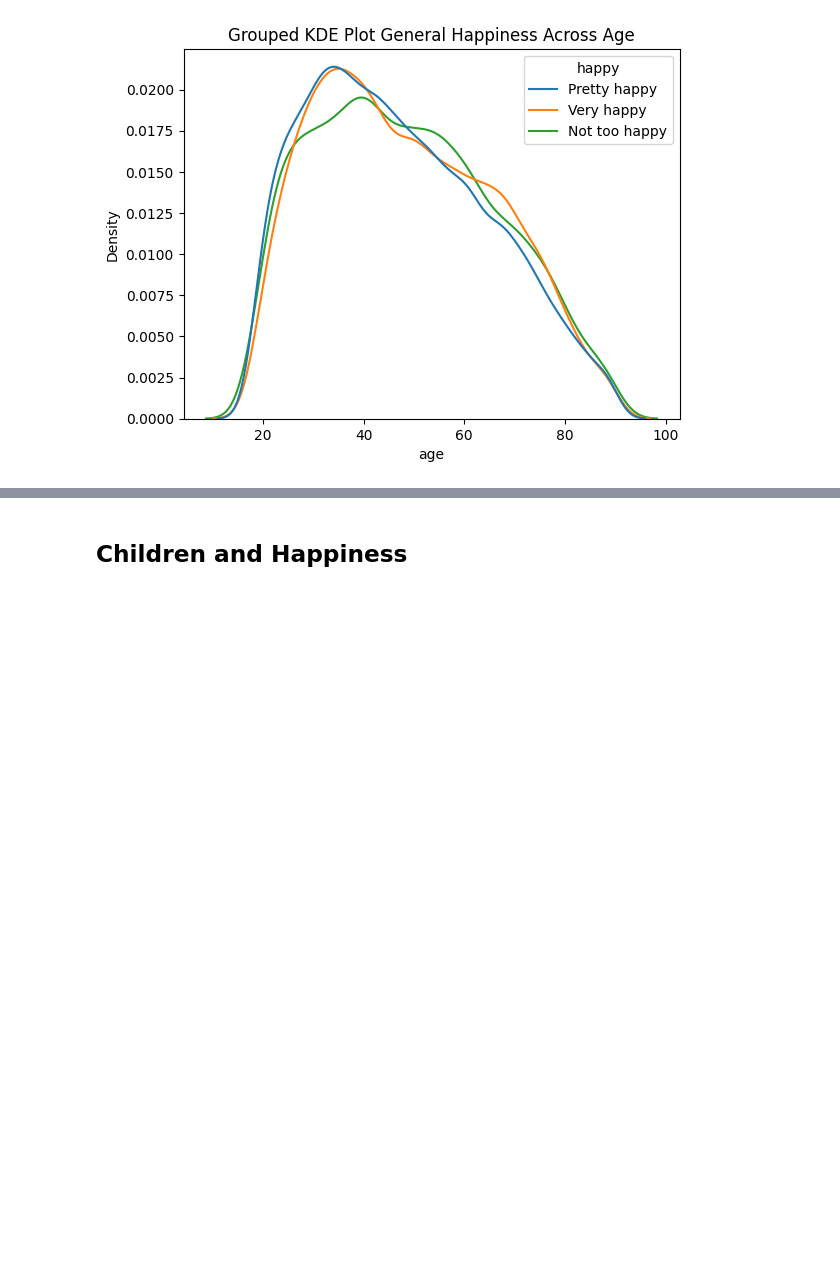
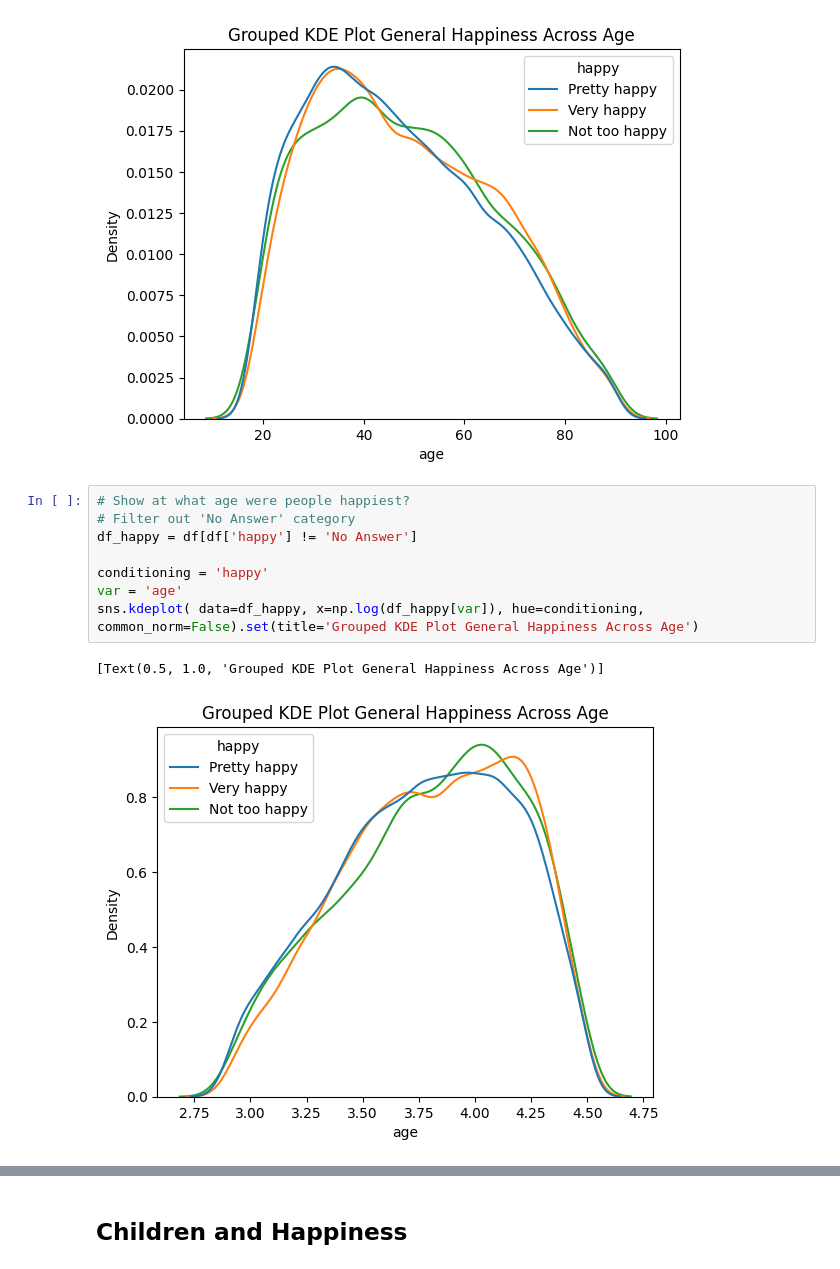
Before and after one commit to kpunsalan8/DS-3001-EDA-KP, a Jupyter notebook: lab/gss.ipynb, the cells around one changed output, grey strips where cells are left out. Drawn from its saved outputs; the diff is of its cells as text; blank space fills up the shorter version.

Commit message:
Save new grouped kde with log of age

```diff
--- a/lab/gss.ipynb
+++ b/lab/gss.ipynb
@@ -319,3 +321,14 @@ sns.kdeplot( data=df_happy, x=var, hue=conditioning, common_norm=False).set(titl
 # %% [output]
 [Text(0.5, 1.0, 'Grouped KDE Plot General Happiness Across Age')]
 [figure]
+# %%
+# Show at what age were people happiest?
+# Filter out 'No Answer' category
+df_happy = df[df['happy'] != 'No Answer']
+
+conditioning = 'happy'
+var = 'age'
+sns.kdeplot( data=df_happy, x=np.log(df_happy[var]), hue=conditioning, common_norm=False).set(title='Grouped KDE Plot General Happiness Across Age')
+# %% [output]
+[Text(0.5, 1.0, 'Grouped KDE Plot General Happiness Across Age')]
+[figure, added]
```
Also changed, not shown: parts of 11 cells of this notebook.
